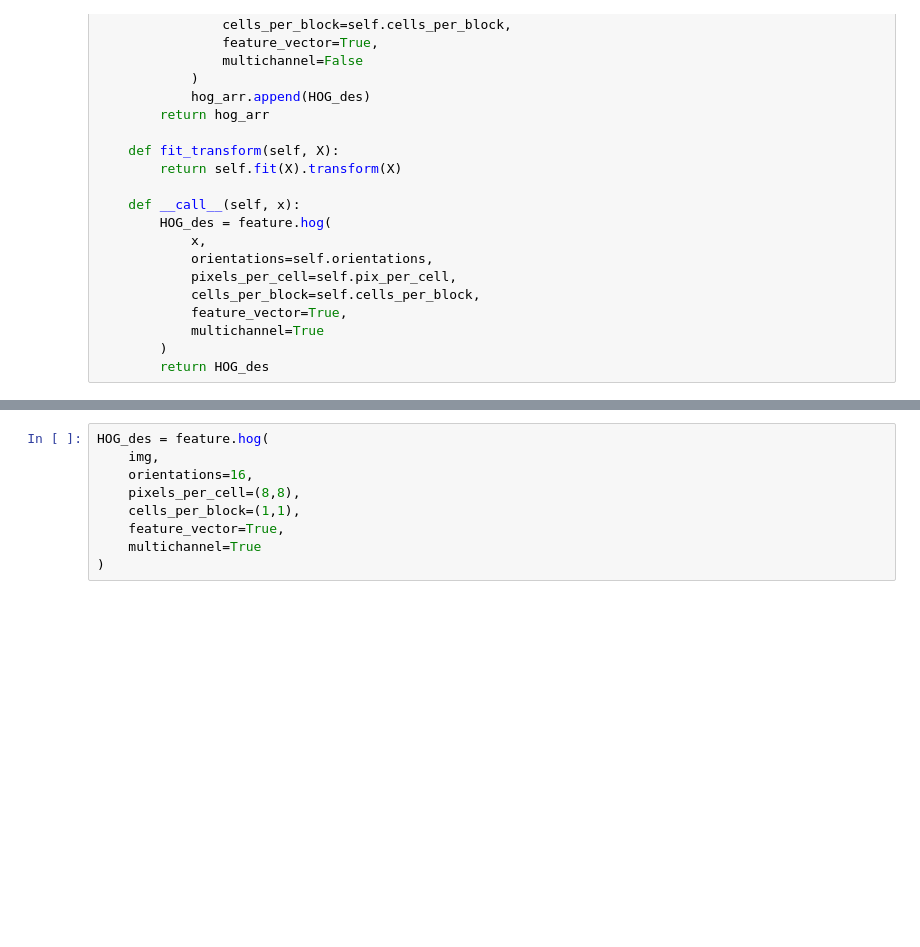
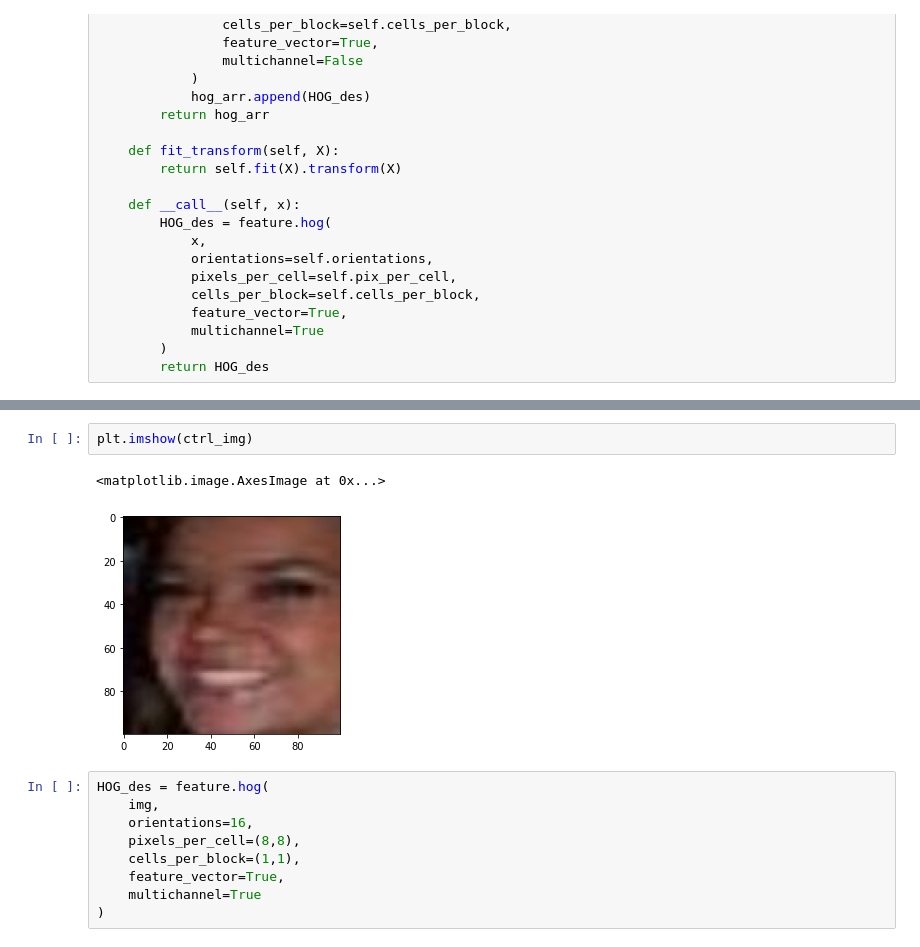
Before and after one commit to brennerswenson/emotion_recognition, a Jupyter notebook: src/initial_exploration.ipynb, the cells around one changed output, grey strips where cells are left out. Drawn from its saved outputs; the diff is of its cells as text; blank space fills up the shorter version.

```diff
--- a/src/initial_exploration.ipynb
+++ b/src/initial_exploration.ipynb
@@ -131,3 +144,8 @@ plt.imshow(img)
+# %%
+plt.imshow(ctrl_img)
+# %% [output]
+<matplotlib.image.AxesImage at 0x...>
+[figure, added]
 # %%
 HOG_des = feature.hog(
     img,
```
Also changed, not shown: parts of 5 cells of this notebook, 5 other files.
